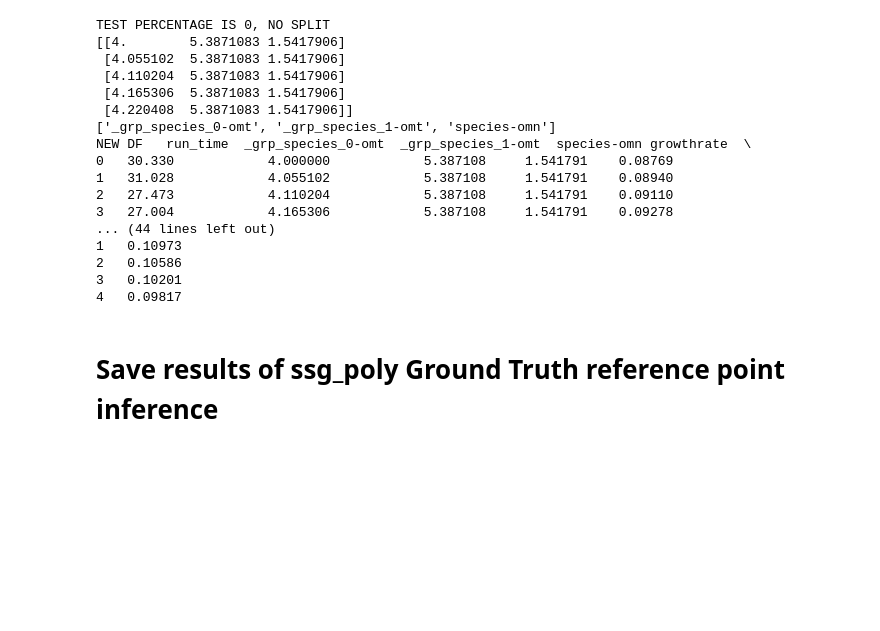
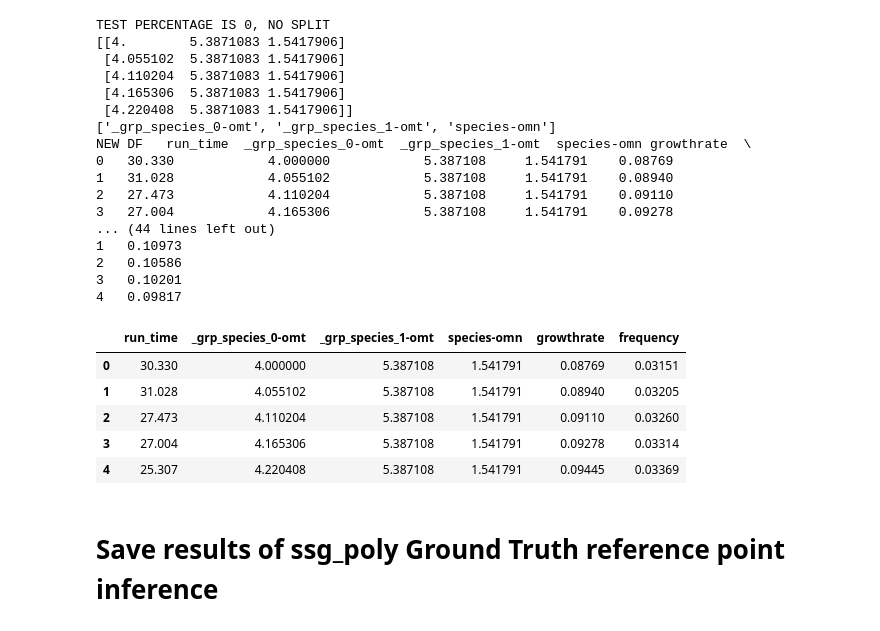
Before and after one commit to DanHarJor/GENE_UQ, a Jupyter notebook: modeTransitionTest.ipynb, the cells around one changed output. Cells and saved outputs as stored; diff of their text form; code cells hidden in the pictures; blank space fills up the shorter version.

```diff
--- a/modeTransitionTest.ipynb
+++ b/modeTransitionTest.ipynb
@@ -356,6 +365,15 @@ NEW DF   run_time  _grp_species_0-omt  _grp_species_1-omt  species-omn growthrat
 2   0.10586
 3   0.10201
 4   0.09817
+# %%
+GENE_groundTruth[0].df.head()
+# %% [output]
+|  | run_time | _grp_species_0-omt | _grp_species_1-omt | species-omn | growthrate | frequency |
+| 0 | 30.330 | 4.000000 | 5.387108 | 1.541791 | 0.08769 | 0.03151 |
+| 1 | 31.028 | 4.055102 | 5.387108 | 1.541791 | 0.08940 | 0.03205 |
+| 2 | 27.473 | 4.110204 | 5.387108 | 1.541791 | 0.09110 | 0.03260 |
+| 3 | 27.004 | 4.165306 | 5.387108 | 1.541791 | 0.09278 | 0.03314 |
+| 4 | 25.307 | 4.220408 | 5.387108 | 1.541791 | 0.09445 | 0.03369 |
 # %%
 # te = GENE_groundTruth[0].x
 
```
Also changed, not shown: parts of 2 cells of this notebook, 1 other file.
